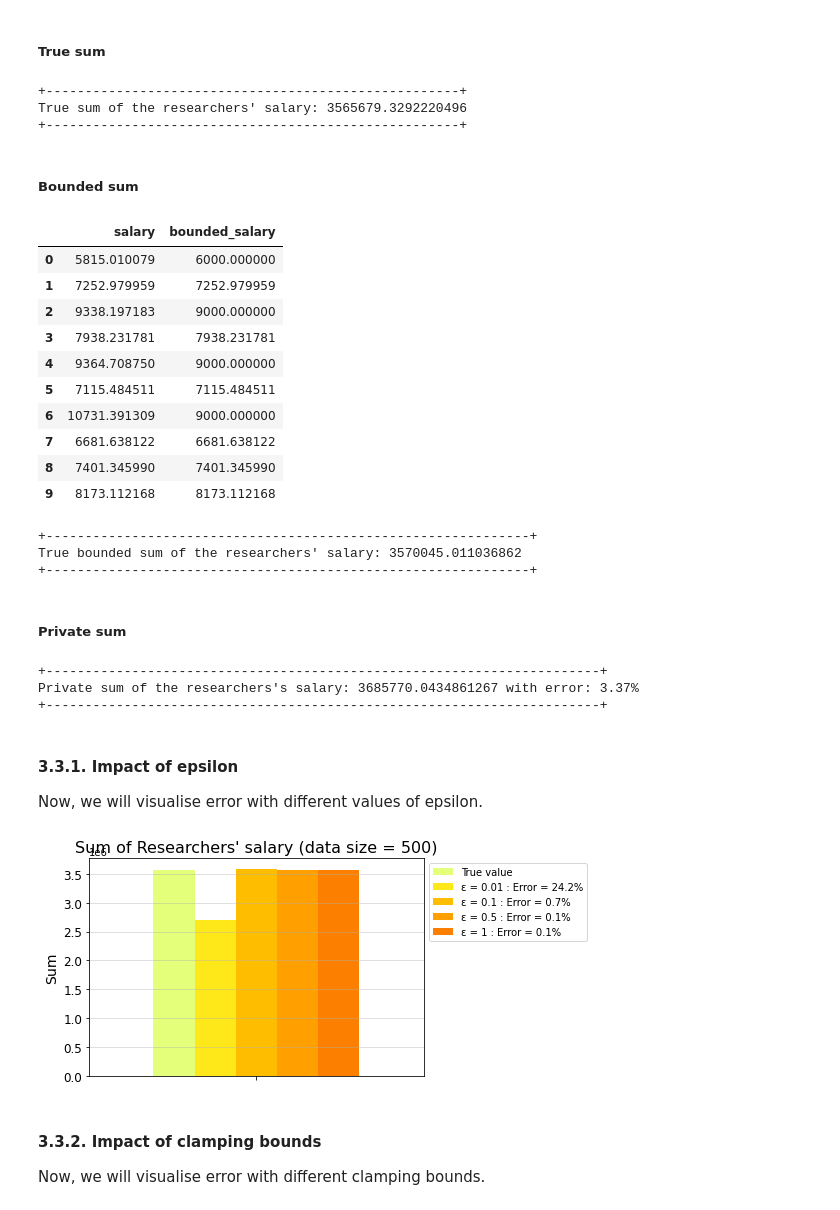
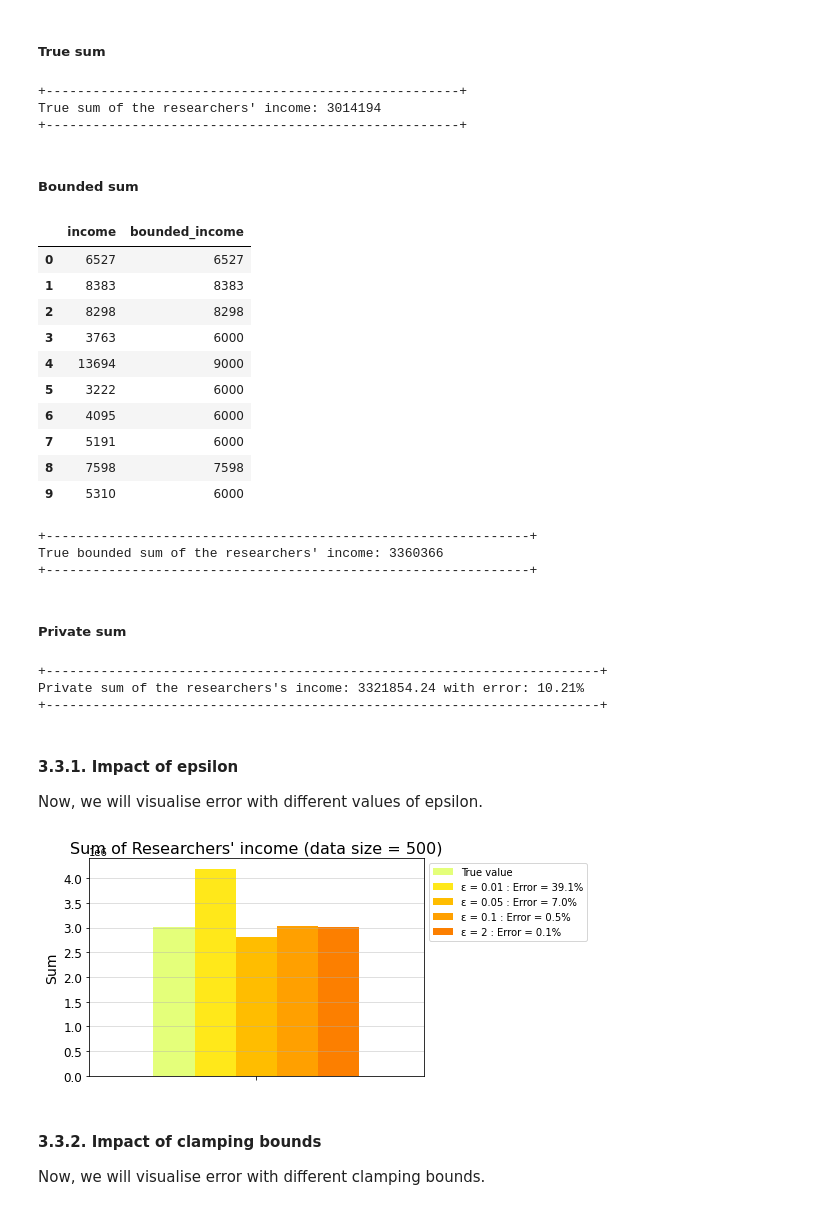
Before and after one commit to dsaidgovsg/stack-2022-differential-privacy-workshop, a Jupyter notebook: reseachers_survey_stats_release.ipynb, the cells around one changed output. Cells and saved outputs as stored; diff of their text form; code cells hidden in the pictures.

```diff
--- a/reseachers_survey_stats_release.ipynb
+++ b/reseachers_survey_stats_release.ipynb
@@ -261,14 +267,14 @@ It is usually acceptable to visualise the data distribution and make a judgment
 # %% [markdown]
 ##### True sum
 # %%
-true_sum_salary = sum(data['salary'])
+true_sum_income = sum(data['income'])
 
 print("+-----------------------------------------------------+")
-print(f"True sum of the researchers' salary: {true_sum_salary}")
+print(f"True sum of the researchers' income: {true_sum_income}")
 print("+-----------------------------------------------------+")
 # %% [output]
 +-----------------------------------------------------+
-True sum of the researchers' salary: 3565679.3292220496
+True sum of the researchers' income: 3014194
 +-----------------------------------------------------+
 # %% [markdown]
 ##### Bounded sum
@@ -280,31 +286,31 @@ upper_bound = 9000
 # applying clamping
 # - values less than `lower_bound` will be clipped to `lower_bound`
 # - values greater than `upper_bound` will be clipped to `upper_bound`
-data['bounded_salary'] = data['salary'].clip(lower=lower_bound, upper=upper_bound)
+data['bounded_income'] = data['income'].clip(lower=lower_bound, upper=upper_bound)
 
-data[['salary', 'bounded_salary']].head(10)
+data[['income', 'bounded_income']].head(10)
 # %% [output]
-|  | salary | bounded_salary |
-| 0 | 5815.010079 | 6000.000000 |
-| 1 | 7252.979959 | 7252.979959 |
-| 2 | 9338.197183 | 9000.000000 |
-| 3 | 7938.231781 | 7938.231781 |
-| 4 | 9364.708750 | 9000.000000 |
-| 5 | 7115.484511 | 7115.484511 |
-| 6 | 10731.391309 | 9000.000000 |
-| 7 | 6681.638122 | 6681.638122 |
-| 8 | 7401.345990 | 7401.345990 |
-| 9 | 8173.112168 | 8173.112168 |
+|  | income | bounded_income |
+| 0 | 6527 | 6527 |
+| 1 | 8383 | 8383 |
+| 2 | 8298 | 8298 |
+| 3 | 3763 | 6000 |
+| 4 | 13694 | 9000 |
+| 5 | 3222 | 6000 |
+| 6 | 4095 | 6000 |
+| 7 | 5191 | 6000 |
+| 8 | 7598 | 7598 |
+| 9 | 5310 | 6000 |
 # %%
 # computing sum on the bounded values
-true_bounded_sum_salary = sum(data['bounded_salary'])
+true_bounded_sum_income = sum(data['bounded_income'])
 
 print("+--------------------------------------------------------------+")
-print(f"True bounded sum of the researchers' salary: {true_bounded_sum_salary}")
+print(f"True bounded sum of the researchers' income: {true_bounded_sum_income}")
 print("+--------------------------------------------------------------+")
 # %% [output]
 +--------------------------------------------------------------+
-True bounded sum of the researchers' salary: 3570045.011036862
+True bounded sum of the researchers' income: 3360366
 +--------------------------------------------------------------+
 # %% [markdown]
 ##### Private sum
@@ -315,14 +321,14 @@ sensitivity = upper_bound
 epsilon = 0.1
 
 # applying laplacian mechanism
-private_sum_salary = laplace_mechanism(true_bounded_sum_salary, sensitivity, epsilon)
+private_sum_income = laplace_mechanism(true_bounded_sum_income, sensitivity, epsilon)
 
 print("+-----------------------------------------------------------------------+")
-print(f"Private sum of the researchers's salary: {private_sum_salary} with error: {percentage_error(true_sum_salary, private_sum_salary)}%")
+print(f"Private sum of the researchers's income: {private_sum_income} with error: {percentage_error(true_sum_income, private_sum_income)}%")
 print("+-----------------------------------------------------------------------+")
 # %% [output]
 +-----------------------------------------------------------------------+
-Private sum of the researchers's salary: 3685770.0434861267 with error: 3.37%
+Private sum of the researchers's income: 3321854.24 with error: 10.21%
 +-----------------------------------------------------------------------+
 # %% [markdown]
 #### 3.3.1. Impact of epsilon <a id="cell331"></a>
@@ -330,27 +336,28 @@ Private sum of the researchers's salary: 3685770.0434861267 with error: 3.37%
 Now, we will visualise error with different values of epsilon.
 # %%
 # you can play around with the epsilon values here
-epsilons = [0.01, 0.1, 0.5, 1]
+epsilons = [0.01, 0.05, 0.1, 2]
 
+# for visualisation
 errors = []
 dp_results = {}
-dp_results["true_sum"] = [true_sum_salary]
+dp_results["true_sum"] = [true_sum_income]
 
 # evaluating on different values of epsilon
 for epsilon in epsilons:
     # applying laplace mechanism
-    private_sum_salary = laplace_mechanism(true_sum_salary, sensitivity, epsilon)
+    private_sum_income = laplace_mechanism(true_sum_income, sensitivity, epsilon)
 
-    dp_results[f"epsilon_{epsilon}"] = [private_sum_salary]
-    errors.append(percentage_error(true_sum_salary, private_sum_salary))
+    dp_results[f"epsilon_{epsilon}"] = [private_sum_income]
+    errors.append(percentage_error(true_sum_income, private_sum_income))
 
 # visualise data
 labels = [""]
-title = f"Sum of Researchers' salary (data size = {data_size})"
+title = f"Sum of Researchers' income (data size = {data_size})"
 ylabel = "Sum"
 visualise(dp_results, 'ε', epsilons, errors, ylabel, title, labels, (6, 4))
 # %% [output]
-[figure, old version]
+[figure, new version]
 # %% [markdown]
 #### 3.3.2. Impact of clamping bounds <a id="cell332"></a>
 
```
Also changed, not shown: parts of 28 cells of this notebook, 7 other files.
